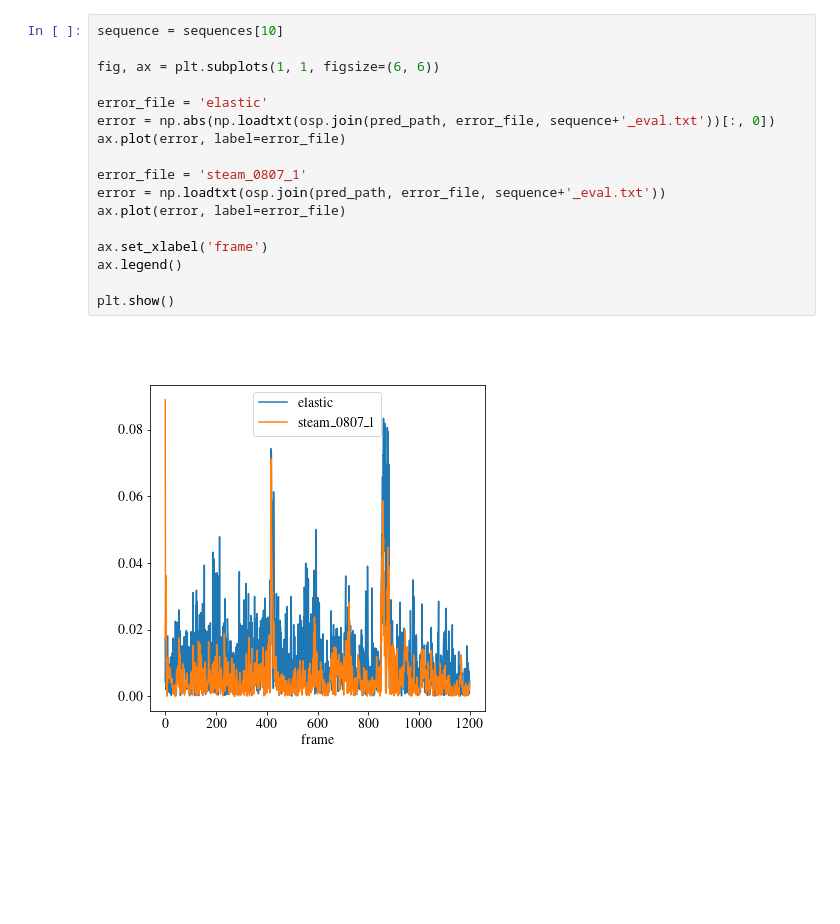
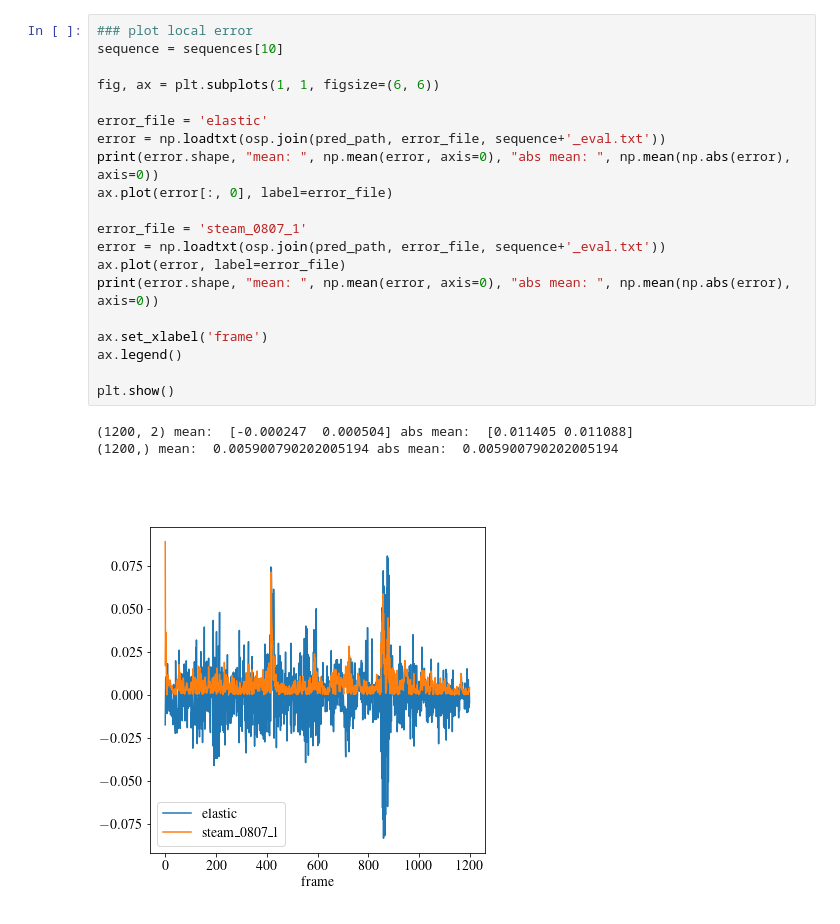
Before and after one commit to cheneyuwu/ct_icp, a Jupyter notebook: steam_icp/script/plot_kitti_raw_poses.ipynb, the cells around one changed output. Saved outputs shown, nothing was run; the diff lists cells and outputs as text; blank space fills up the shorter version.

```diff
--- a/steam_icp/script/plot_kitti_raw_poses.ipynb
+++ b/steam_icp/script/plot_kitti_raw_poses.ipynb
@@ -61,19 +70,24 @@ steam_0807_1 & 0.46 & 0.0004 & 0.54 & 0.0015 \\
 # %%
+### plot local error
 sequence = sequences[10]
 
 fig, ax = plt.subplots(1, 1, figsize=(6, 6))
 
 error_file = 'elastic'
-error = np.abs(np.loadtxt(osp.join(pred_path, error_file, sequence+'_eval.txt'))[:, 0])
-ax.plot(error, label=error_file)
+error = np.loadtxt(osp.join(pred_path, error_file, sequence+'_eval.txt'))
+print(error.shape, "mean: ", np.mean(error, axis=0), "abs mean: ", np.mean(np.abs(error), axis=0))
+ax.plot(error[:, 0], label=error_file)
 
 error_file = 'steam_0807_1'
 error = np.loadtxt(osp.join(pred_path, error_file, sequence+'_eval.txt'))
 ax.plot(error, label=error_file)
+print(error.shape, "mean: ", np.mean(error, axis=0), "abs mean: ", np.mean(np.abs(error), axis=0))
 
 ax.set_xlabel('frame')
 ax.legend()
 
 plt.show()
 # %% [output]
+(1200, 2) mean:  [-0.000247  0.000504] abs mean:  [0.011405 0.011088]
+(1200,) mean:  0.005900790202005194 abs mean:  0.005900790202005194
-[figure, old version]
+[figure, new version]
```
Also changed, not shown: parts of 3 cells of this notebook, 7 other files.
